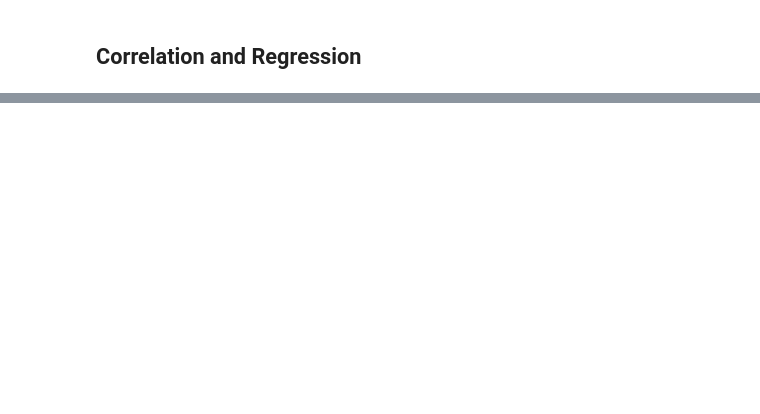
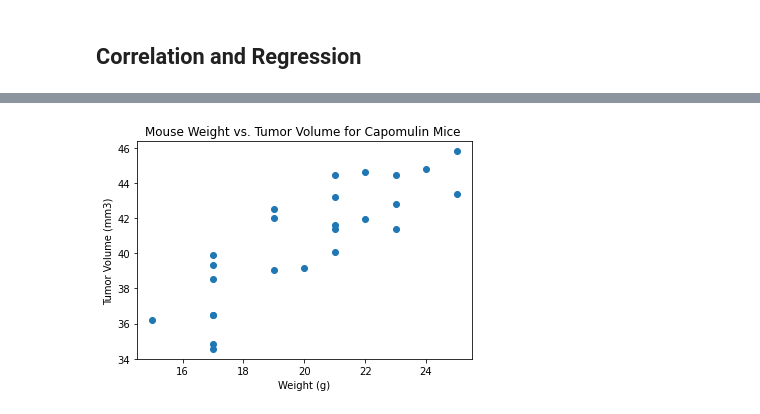
Before and after one commit to amunyhub/matplot-assignment, a Jupyter notebook: pymaceuticals_starter.ipynb, the cells around one changed output, grey strips where cells are left out. Cells and saved outputs as stored; diff of their text form; code cells hidden in the pictures; blank space fills up the shorter version.

```diff
--- a/pymaceuticals_starter.ipynb
+++ b/pymaceuticals_starter.ipynb
@@ -348,0 +370,6 @@ y_values = capomulin_average_df['Weight (g)']*model[0]+model[1]
+# %%
+#Generate a scatter plot of mouse weight versus average tumor volume for the Capomulin treatment regimen.
+# get avg of tumor volume by mouse
+
+mice_weight_avg = mice_corr.groupby(['Mouse ID']).mean()
+mice_weight_avg.head()
@@ -348,0 +384,19 @@ y_values = capomulin_average_df['Weight (g)']*model[0]+model[1]
+# %%
+# now plot scatter
+
+x_weight=mice_weight_avg['Weight (g)']
+y_vol=mice_weight_avg['Tumor Volume (mm3)']
+
+plt.scatter(x_weight,y_vol)
+plt.title("Mouse Weight vs. Tumor Volume for Capomulin Mice ")
+plt.xlabel('Weight (g)')
+plt.ylabel('Tumor Volume (mm3)')
+plt.show()
+
+
+
+#Calculate the correlation coefficient and linear regression model between mouse weight and average tumor volume for the Capomulin treatment.
+
+#Plot the linear regression model on top of the previous scatter plot.
+# %% [output]
+[figure, added]
```
Also changed, not shown: parts of 12 cells of this notebook.
